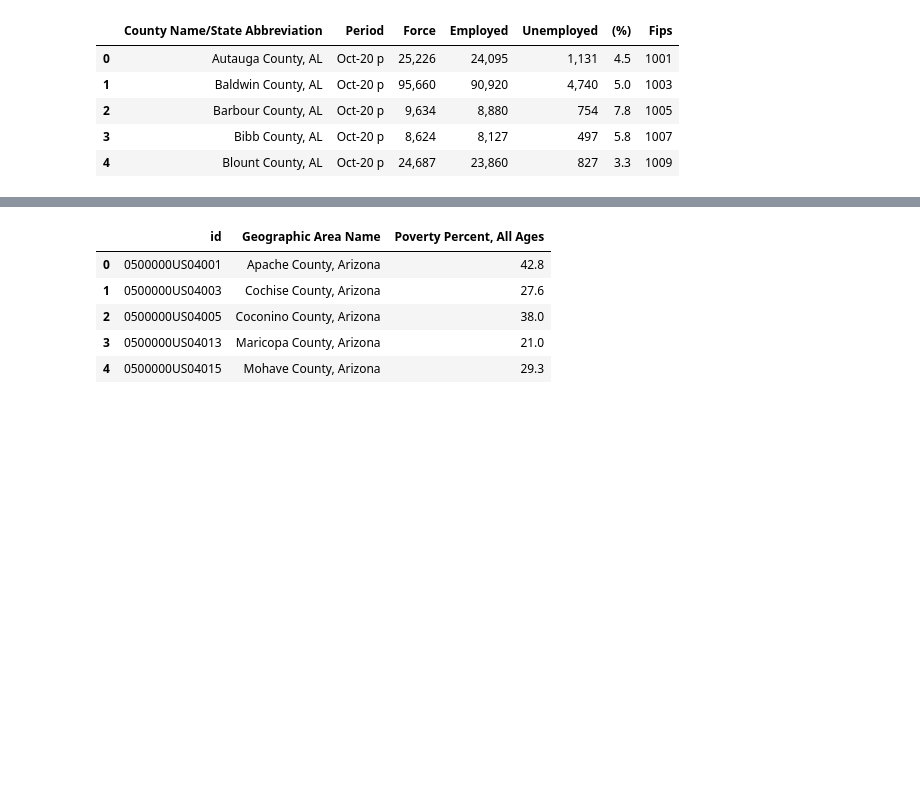
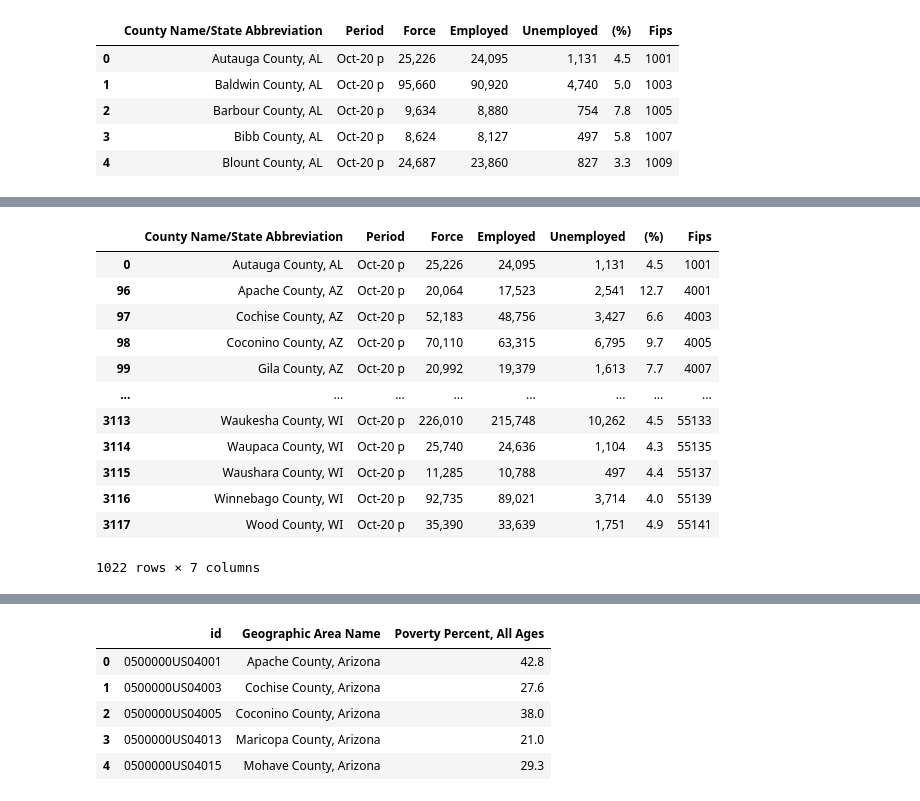
Before and after one commit to eweed001/ORIE-4741-Project, a Jupyter notebook: data_collection_cleaning2020.ipynb, the cells around one changed output, grey strips where cells are left out. Drawn from its saved outputs; the diff is of its cells as text; code cells hidden in the pictures; blank space fills up the shorter version.

```diff
--- a/data_collection_cleaning2020.ipynb
+++ b/data_collection_cleaning2020.ipynb
@@ -348,0 +446,21 @@ unemployment.head()
+# %%
+# Subsetting by states we needed
+counter = 0
+for i in range(1,len(unemployment)):
+    if(('AZ' in unemployment['County Name/State Abbreviation'][i]) or
+      ('FL' in unemployment['County Name/State Abbreviation'][i]) or
+    ('GA' in unemployment['County Name/State Abbreviation'][i]) or
+      ('NV' in unemployment['County Name/State Abbreviation'][i]) or
+      ('PA' in unemployment['County Name/State Abbreviation'][i]) or
+      ('TX' in unemployment['County Name/State Abbreviation'][i]) or
+      ('IA' in unemployment['County Name/State Abbreviation'][i]) or
+      ('NC' in unemployment['County Name/State Abbreviation'][i]) or
+      ( 'WI' in unemployment['County Name/State Abbreviation'][i]) or
+      ('MI' in unemployment['County Name/State Abbreviation'][i]) or
+      ('OH' in unemployment['County Name/State Abbreviation'][i]) or
+      ('MI' in unemployment['County Name/State Abbreviation'][i])):
+        counter+=1
+    else:
+        unemployment = unemployment.drop([i])
+
+unemployment.head()
@@ -349,3 +474,19 @@ unemployment.head()
+# %%
+unemployment
+# %% [output]
+|  | County Name/State Abbreviation | Period | Force | Employed | Unemployed | (%) | Fips |
+| 0 | Autauga County, AL | Oct-20 p | 25,226 | 24,095 | 1,131 | 4.5 | 1001 |
+| 96 | Apache County, AZ | Oct-20 p | 20,064 | 17,523 | 2,541 | 12.7 | 4001 |
+| 97 | Cochise County, AZ | Oct-20 p | 52,183 | 48,756 | 3,427 | 6.6 | 4003 |
+| 98 | Coconino County, AZ | Oct-20 p | 70,110 | 63,315 | 6,795 | 9.7 | 4005 |
+| 99 | Gila County, AZ | Oct-20 p | 20,992 | 19,379 | 1,613 | 7.7 | 4007 |
+| ... | ... | ... | ... | ... | ... | ... | ... |
+| 3113 | Waukesha County, WI | Oct-20 p | 226,010 | 215,748 | 10,262 | 4.5 | 55133 |
+| 3114 | Waupaca County, WI | Oct-20 p | 25,740 | 24,636 | 1,104 | 4.3 | 55135 |
+| 3115 | Waushara County, WI | Oct-20 p | 11,285 | 10,788 | 497 | 4.4 | 55137 |
+| 3116 | Winnebago County, WI | Oct-20 p | 92,735 | 89,021 | 3,714 | 4.0 | 55139 |
+| 3117 | Wood County, WI | Oct-20 p | 35,390 | 33,639 | 1,751 | 4.9 | 55141 |
+1022 rows × 7 columns
 # %%
 poverty = pd.read_csv('data/acs_poverty.csv', header = 1)
 # %%
```
Also changed, not shown: parts of 22 cells of this notebook.
